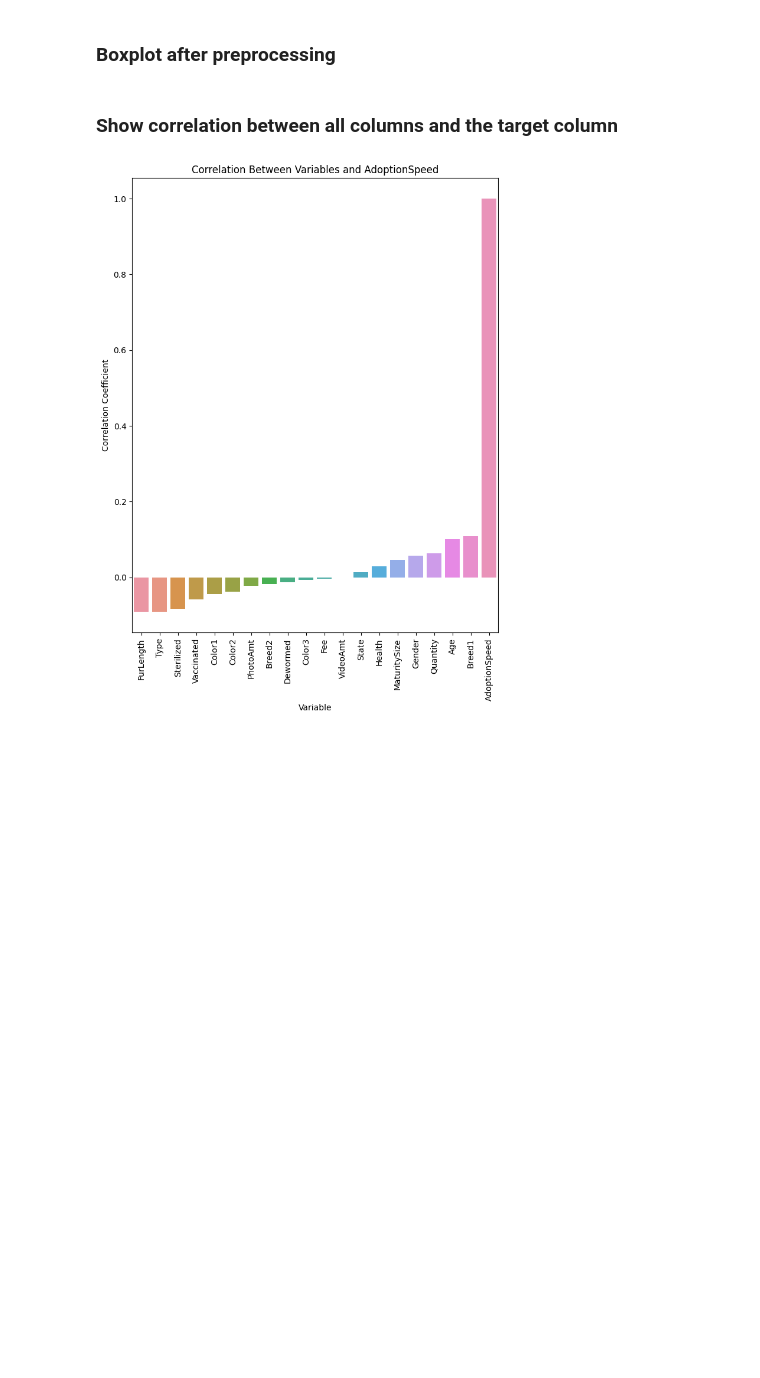
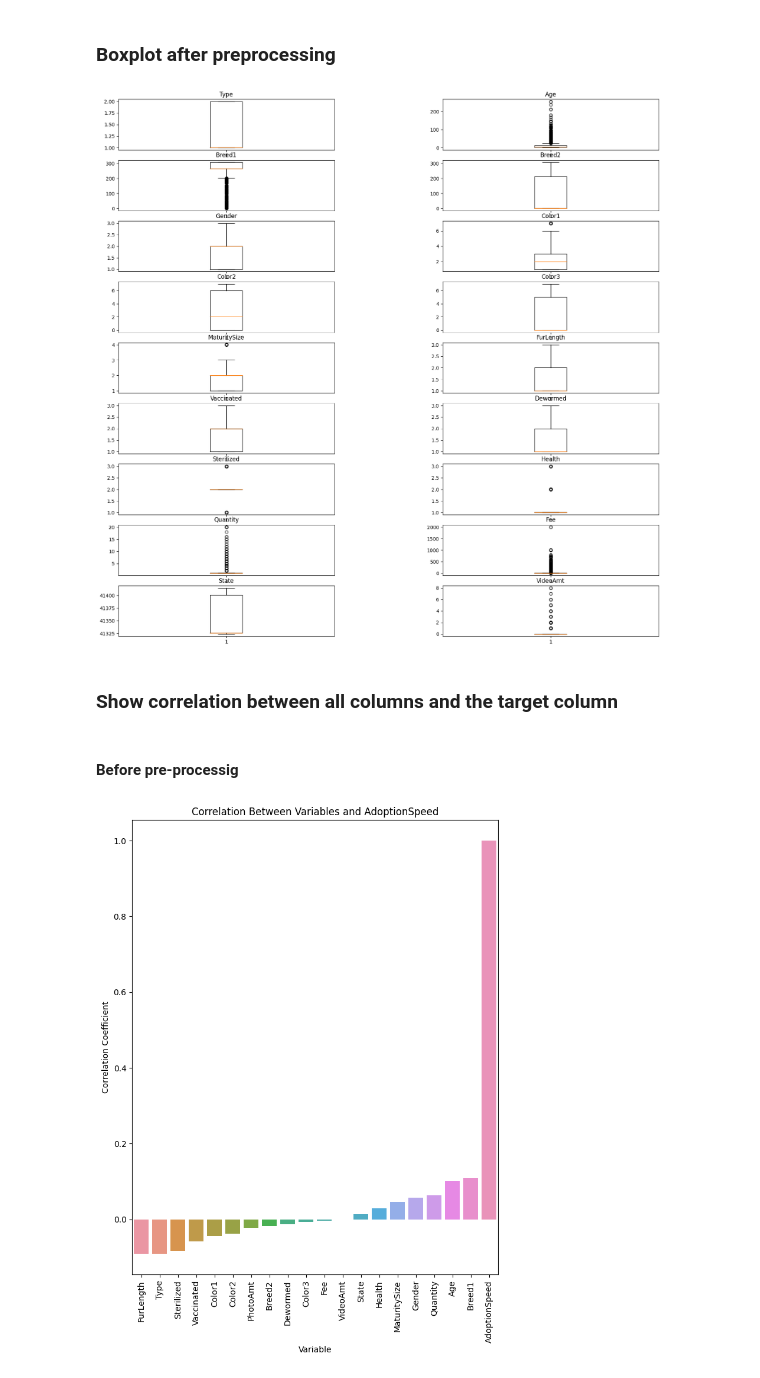
Before and after one commit to osamamagdy/PetFinder, a Jupyter notebook: data_visualization.ipynb, the cells around one changed output. Cells and saved outputs as stored; diff of their text form; code cells hidden in the pictures; blank space fills up the shorter version.

```diff
--- a/data_visualization.ipynb
+++ b/data_visualization.ipynb
@@ -757,26 +871,30 @@ plt.show()
 ### Boxplot after preprocessing
 # %%
 # Load the dataset
-df = pd.read_csv('train.csv')
+df = pd.read_csv('train_balanced.csv')
 
 # Define the list of columns to plot
 # drop the columns that are not numeric
 df = df.drop(columns=['Name', 'RescuerID', 'Description', 'AdoptionSpeed'])
 columns = df.columns
 
 # Create a figure with subplots
 fig, axes = plt.subplots(nrows=9, ncols=2, figsize=(20, 20))
 
 # Iterate through the columns and plot the boxplots
 for col, ax in zip(columns, axes.flatten()):
     ax.boxplot(df[col])
     ax.set_title(col)
 
 # Adjust the layout and show the plot
 fig.subplots_adjust(wspace=0.5)
 plt.show()
+# %% [output]
+[figure, added]
 # %% [markdown]
 ### Show correlation between all columns and the target column
+# %% [markdown]
+#### Before pre-processig
 # %%
 # Correlation between features and target variable (AdoptionSpeed) can be used to select the most important features that have the highest correlation with the target variable
 # and remove the features that have low correlation with the target variable to reduce the dimensionality of the dataset and improve the model's performance
```
Also changed, not shown: parts of 19 cells of this notebook.
